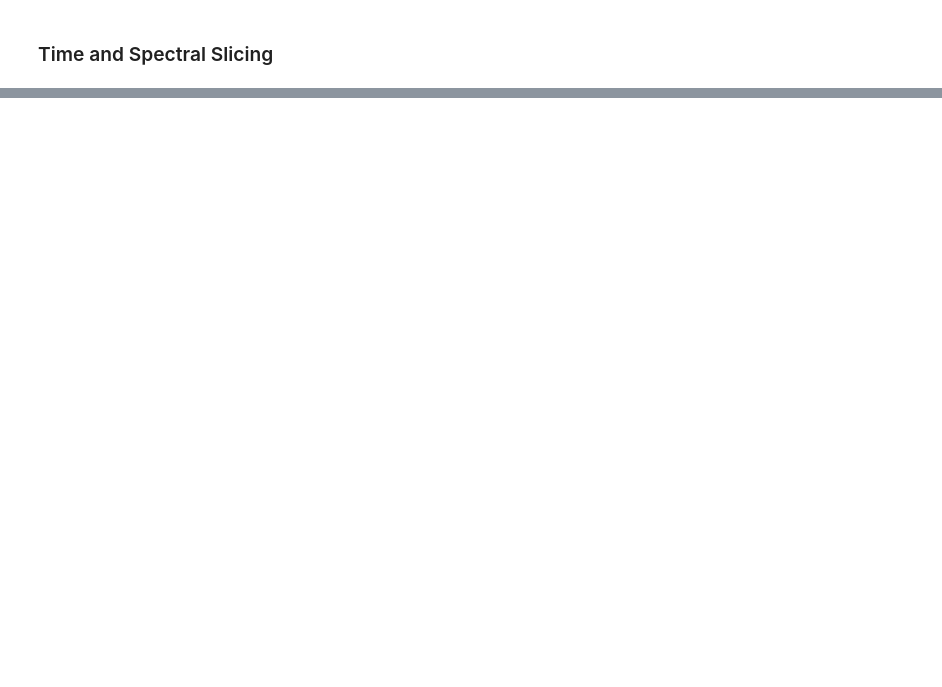
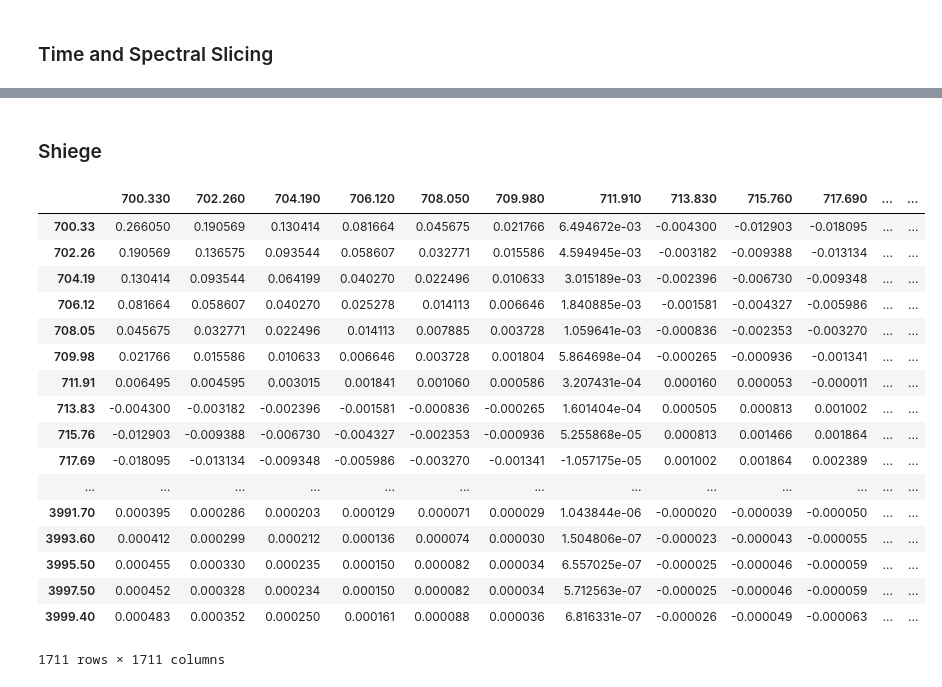
Before and after one commit to hughesadam87/scikit-spectra, a Jupyter notebook: examples/Notebooks/corr_pipeline.ipynb, the cells around one changed output, grey strips where cells are left out. Cells and saved outputs as stored; diff of their text form; code cells hidden in the pictures; blank space fills up the shorter version.

```diff
--- a/examples/Notebooks/corr_pipeline.ipynb
+++ b/examples/Notebooks/corr_pipeline.ipynb
@@ -68,0 +192,26 @@ TypeError: Empty 'DataFrame': no numeric data to plot
+# %% [markdown]
+### Shiege
+# %%
+from pandas import read_csv
+
+data = read_csv('/media/HP v100w/2D_Data/pskdt_data_synch_color_avg.csv', sep=',', index_col=0, header=0)
+data
+# %% [output]
+|  | 700.330 | 702.260 | 704.190 | 706.120 | 708.050 | 709.980 | 711.910 | 713.830 | 715.760 | 717.690 | ... | ... |
+| 700.33 | 0.266050 | 0.190569 | 0.130414 | 0.081664 | 0.045675 | 0.021766 | 6.494672e-03 | -0.004300 | -0.012903 | -0.018095 | ... | ... |
+| 702.26 | 0.190569 | 0.136575 | 0.093544 | 0.058607 | 0.032771 | 0.015586 | 4.594945e-03 | -0.003182 | -0.009388 | -0.013134 | ... | ... |
+| 704.19 | 0.130414 | 0.093544 | 0.064199 | 0.040270 | 0.022496 | 0.010633 | 3.015189e-03 | -0.002396 | -0.006730 | -0.009348 | ... | ... |
+| 706.12 | 0.081664 | 0.058607 | 0.040270 | 0.025278 | 0.014113 | 0.006646 | 1.840885e-03 | -0.001581 | -0.004327 | -0.005986 | ... | ... |
+| 708.05 | 0.045675 | 0.032771 | 0.022496 | 0.014113 | 0.007885 | 0.003728 | 1.059641e-03 | -0.000836 | -0.002353 | -0.003270 | ... | ... |
+| 709.98 | 0.021766 | 0.015586 | 0.010633 | 0.006646 | 0.003728 | 0.001804 | 5.864698e-04 | -0.000265 | -0.000936 | -0.001341 | ... | ... |
+| 711.91 | 0.006495 | 0.004595 | 0.003015 | 0.001841 | 0.001060 | 0.000586 | 3.207431e-04 | 0.000160 | 0.000053 | -0.000011 | ... | ... |
+| 713.83 | -0.004300 | -0.003182 | -0.002396 | -0.001581 | -0.000836 | -0.000265 | 1.601404e-04 | 0.000505 | 0.000813 | 0.001002 | ... | ... |
+| 715.76 | -0.012903 | -0.009388 | -0.006730 | -0.004327 | -0.002353 | -0.000936 | 5.255868e-05 | 0.000813 | 0.001466 | 0.001864 | ... | ... |
+| 717.69 | -0.018095 | -0.013134 | -0.009348 | -0.005986 | -0.003270 | -0.001341 | -1.057175e-05 | 0.001002 | 0.001864 | 0.002389 | ... | ... |
+| ... | ... | ... | ... | ... | ... | ... | ... | ... | ... | ... | ... | ... |
+| 3991.70 | 0.000395 | 0.000286 | 0.000203 | 0.000129 | 0.000071 | 0.000029 | 1.043844e-06 | -0.000020 | -0.000039 | -0.000050 | ... | ... |
+| 3993.60 | 0.000412 | 0.000299 | 0.000212 | 0.000136 | 0.000074 | 0.000030 | 1.504806e-07 | -0.000023 | -0.000043 | -0.000055 | ... | ... |
+| 3995.50 | 0.000455 | 0.000330 | 0.000235 | 0.000150 | 0.000082 | 0.000034 | 6.557025e-07 | -0.000025 | -0.000046 | -0.000059 | ... | ... |
+| 3997.50 | 0.000452 | 0.000328 | 0.000234 | 0.000150 | 0.000082 | 0.000034 | 5.712563e-07 | -0.000025 | -0.000046 | -0.000059 | ... | ... |
+| 3999.40 | 0.000483 | 0.000352 | 0.000250 | 0.000161 | 0.000088 | 0.000036 | 6.816331e-07 | -0.000026 | -0.000049 | -0.000063 | ... | ... |
+1711 rows × 1711 columns
```
Also changed, not shown: parts of 25 cells of this notebook, 8 other files.
